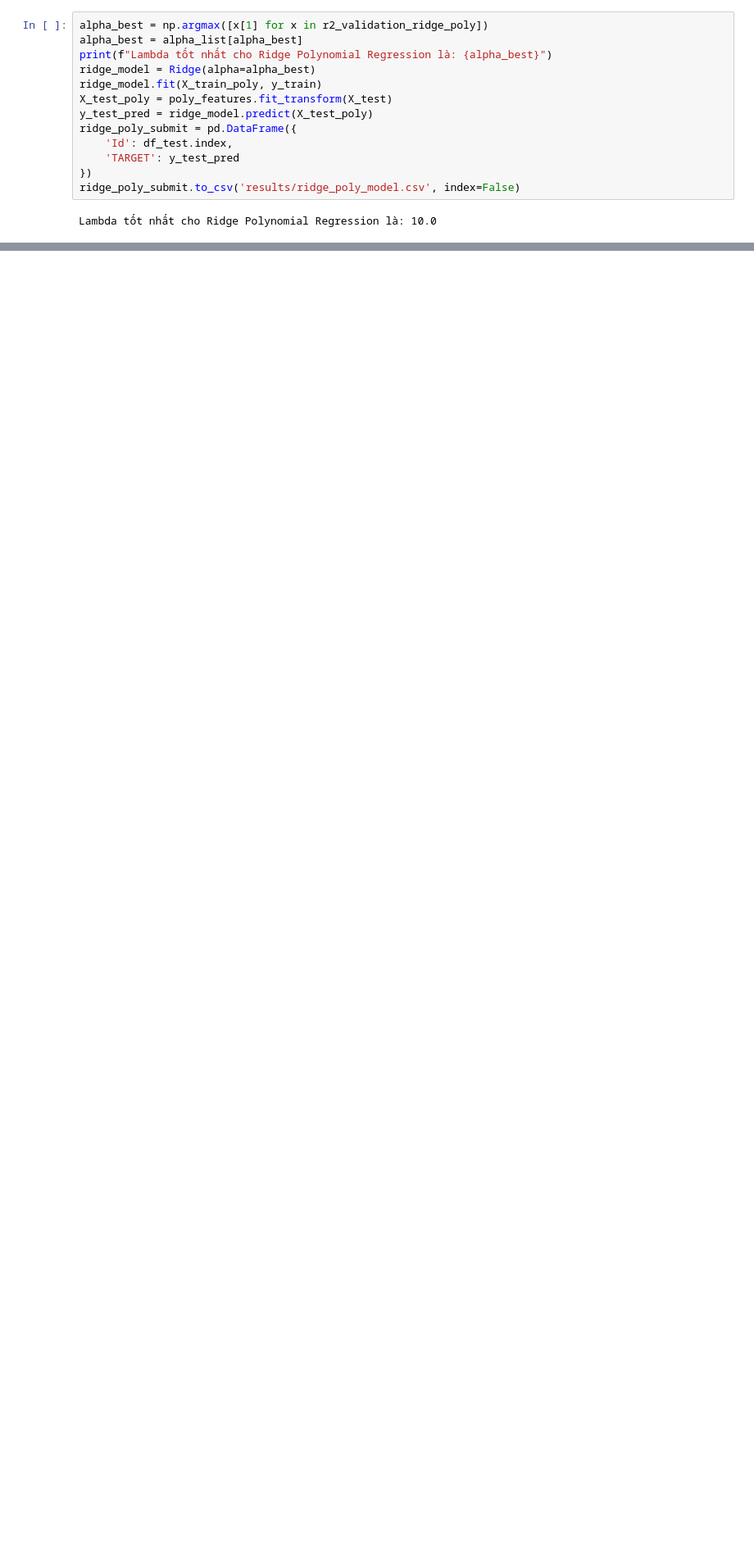
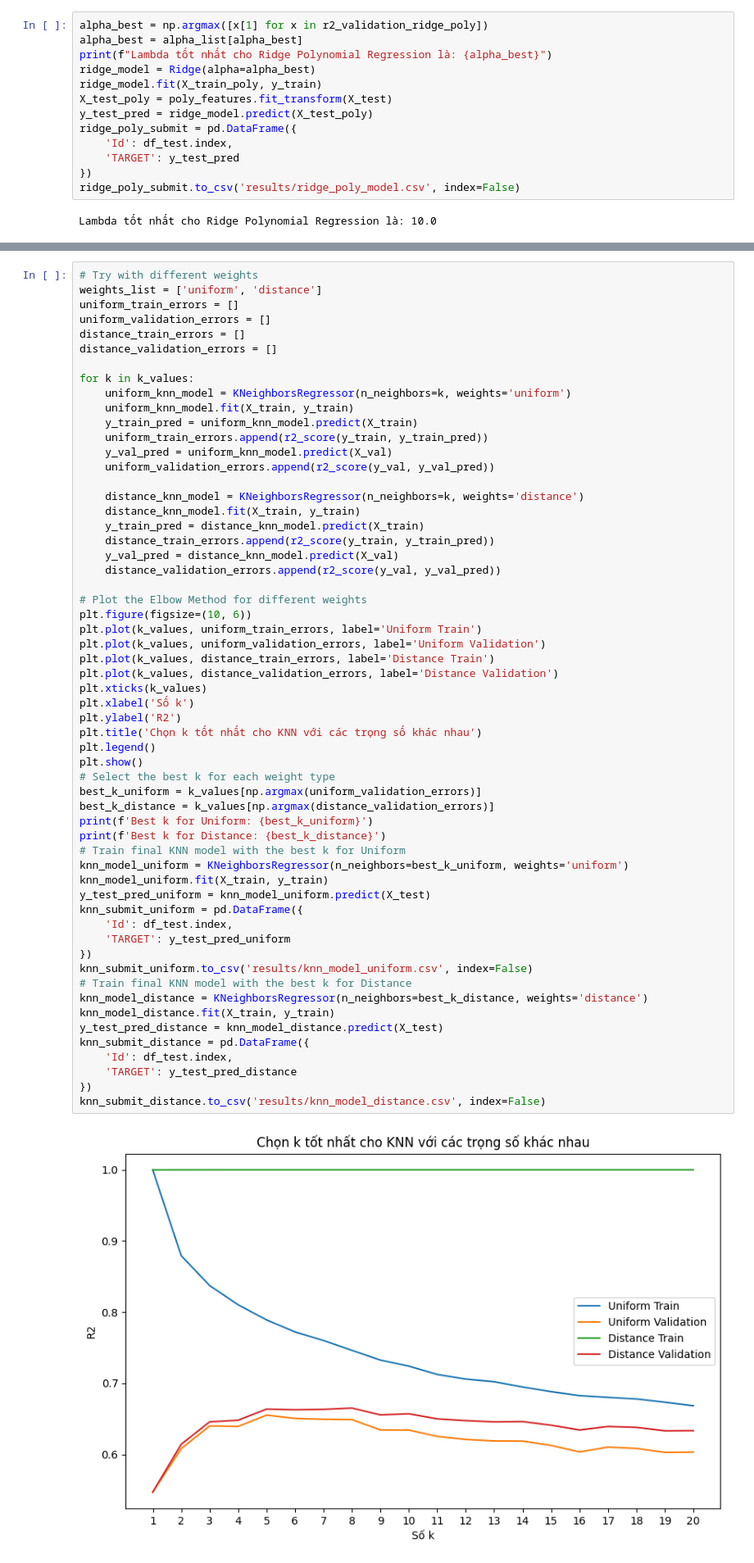
Before and after one commit to hsgsstudent/hanoi_real_estate_prediction, a Jupyter notebook: linear.ipynb, the cells around one changed output, grey strips where cells are left out. Shown at 82% size. Cells and saved outputs as stored; diff of their text form; blank space fills up the shorter version.

```diff
--- a/linear.ipynb
+++ b/linear.ipynb
@@ -472,0 +601,60 @@ Lambda tốt nhất cho Lasso Polynomial Regression là: 0.08111308307896872
+# %%
+# Try with different weights
+weights_list = ['uniform', 'distance']
+uniform_train_errors = []
+uniform_validation_errors = []
+distance_train_errors = []
+distance_validation_errors = []
+
+for k in k_values:
+    uniform_knn_model = KNeighborsRegressor(n_neighbors=k, weights='uniform')
+    uniform_knn_model.fit(X_train, y_train)
+    y_train_pred = uniform_knn_model.predict(X_train)
+    uniform_train_errors.append(r2_score(y_train, y_train_pred))
+    y_val_pred = uniform_knn_model.predict(X_val)
+    uniform_validation_errors.append(r2_score(y_val, y_val_pred))
+
+    distance_knn_model = KNeighborsRegressor(n_neighbors=k, weights='distance')
+    distance_knn_model.fit(X_train, y_train)
+    y_train_pred = distance_knn_model.predict(X_train)
+    distance_train_errors.append(r2_score(y_train, y_train_pred))
+    y_val_pred = distance_knn_model.predict(X_val)
+    distance_validation_errors.append(r2_score(y_val, y_val_pred))
+
+# Plot the Elbow Method for different weights
+plt.figure(figsize=(10, 6))
+plt.plot(k_values, uniform_train_errors, label='Uniform Train')
+plt.plot(k_values, uniform_validation_errors, label='Uniform Validation')
+plt.plot(k_values, distance_train_errors, label='Distance Train')
+plt.plot(k_values, distance_validation_errors, label='Distance Validation')
+plt.xticks(k_values)
+plt.xlabel('Số k')
+plt.ylabel('R2')
+plt.title('Chọn k tốt nhất cho KNN với các trọng số khác nhau')
+plt.legend()
+plt.show()
+# Select the best k for each weight type
+best_k_uniform = k_values[np.argmax(uniform_validation_errors)]
+best_k_distance = k_values[np.argmax(distance_validation_errors)]
+print(f'Best k for Uniform: {best_k_uniform}')
+print(f'Best k for Distance: {best_k_distance}')
+# Train final KNN model with the best k for Uniform
+knn_model_uniform = KNeighborsRegressor(n_neighbors=best_k_uniform, weights='uniform')
+knn_model_uniform.fit(X_train, y_train)
+y_test_pred_uniform = knn_model_uniform.predict(X_test)
+knn_submit_uniform = pd.DataFrame({
+    'Id': df_test.index,
+    'TARGET': y_test_pred_uniform
+})
+knn_submit_uniform.to_csv('results/knn_model_uniform.csv', index=False)
+# Train final KNN model with the best k for Distance
+knn_model_distance = KNeighborsRegressor(n_neighbors=best_k_distance, weights='distance')
+knn_model_distance.fit(X_train, y_train)
+y_test_pred_distance = knn_model_distance.predict(X_test)
+knn_submit_distance = pd.DataFrame({
+    'Id': df_test.index,
+    'TARGET': y_test_pred_distance
+})
+knn_submit_distance.to_csv('results/knn_model_distance.csv', index=False)
+# %% [output]
+[figure, added]
```
Also changed, not shown: parts of 21 cells of this notebook, 12 other files.
